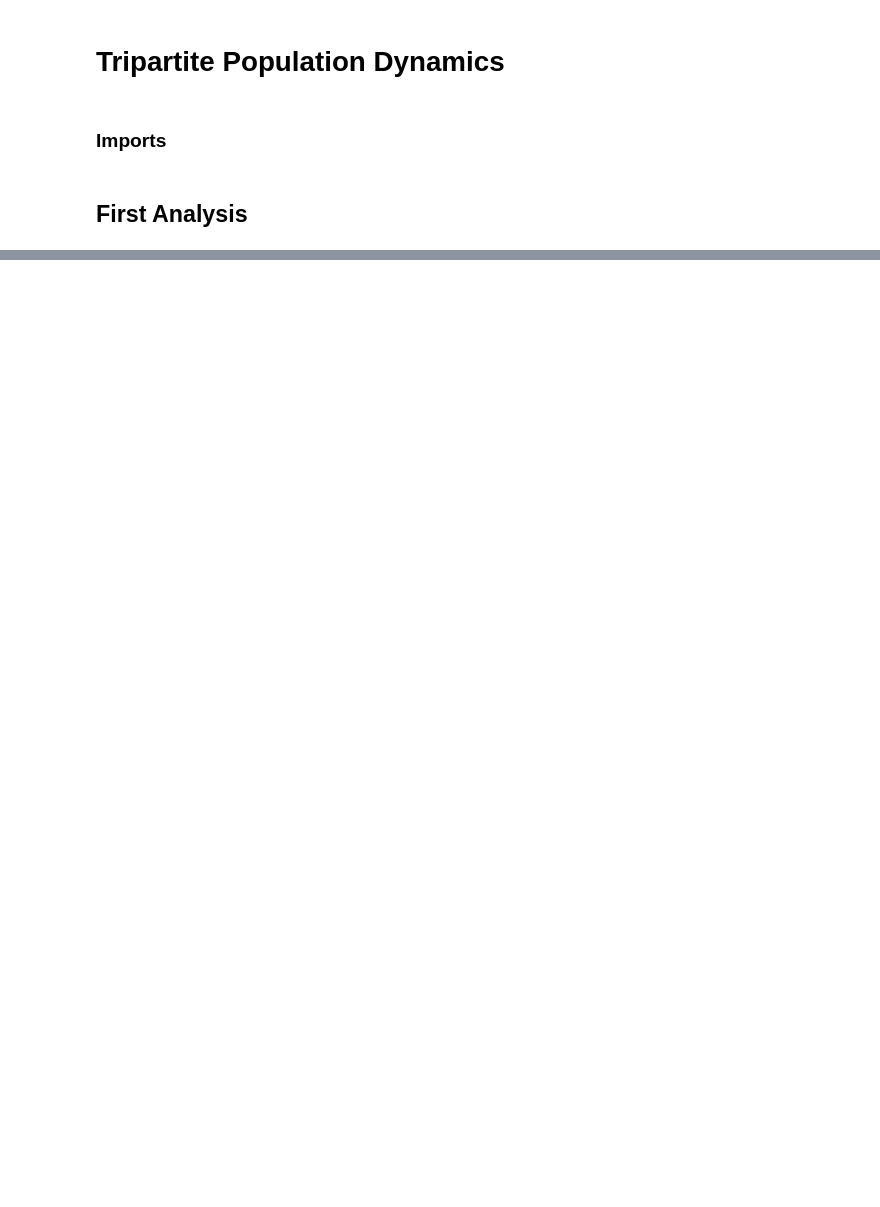
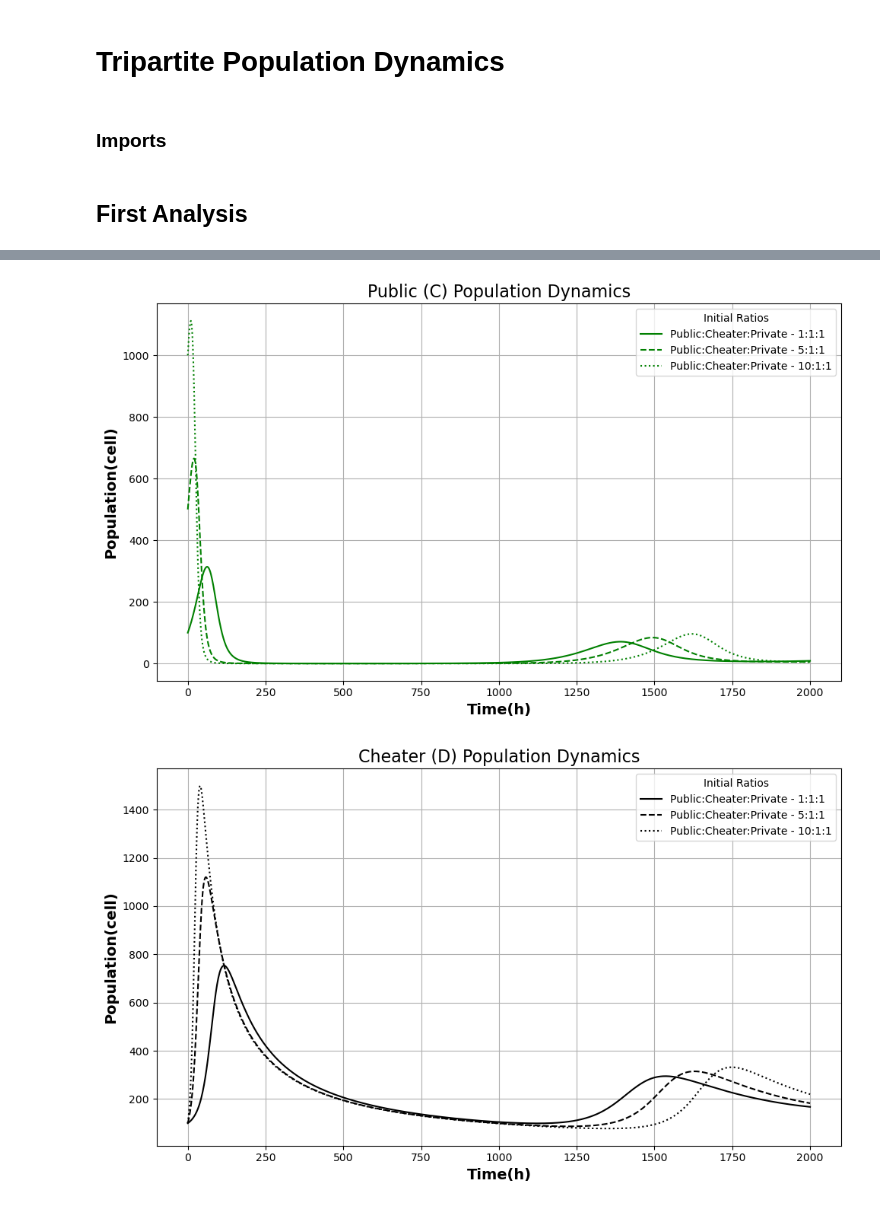
Before and after one commit to Computational-Biology-Aachen/FightClub, a Jupyter notebook: main.ipynb, the cells around one changed output, grey strips where cells are left out. Saved outputs shown, nothing was run; the diff lists cells and outputs as text; code cells hidden in the pictures; blank space fills up the shorter version.

```diff
--- a/main.ipynb
+++ b/main.ipynb
@@ -28,0 +124,18 @@ plt.savefig("output/figures/fig1.png", dpi=300)
+# %%
+# Updated ratios: Public (C) has initial ratio of 1, 5, and 10
+ratios_updated = {
+    "1:1:1": [100.0, 100.0, 100.0],  # C:D:P
+    "5:1:1": [500.0, 100.0, 100.0],
+    "10:1:1": [1000.0, 100.0, 100.0],
+}
+
+line_styles = {
+    "1:1:1": "-",
+    "5:1:1": "--",
+    "10:1:1": ":",
+}
+# %%
+simulate_population(t_updated, ratios_updated, colors, line_styles, parameters, save_name_suffix="public_ratio")
+# %% [output]
+[figure, added]
+[figure, added]
```
Also changed, not shown: parts of 16 cells of this notebook, 5 other files.
